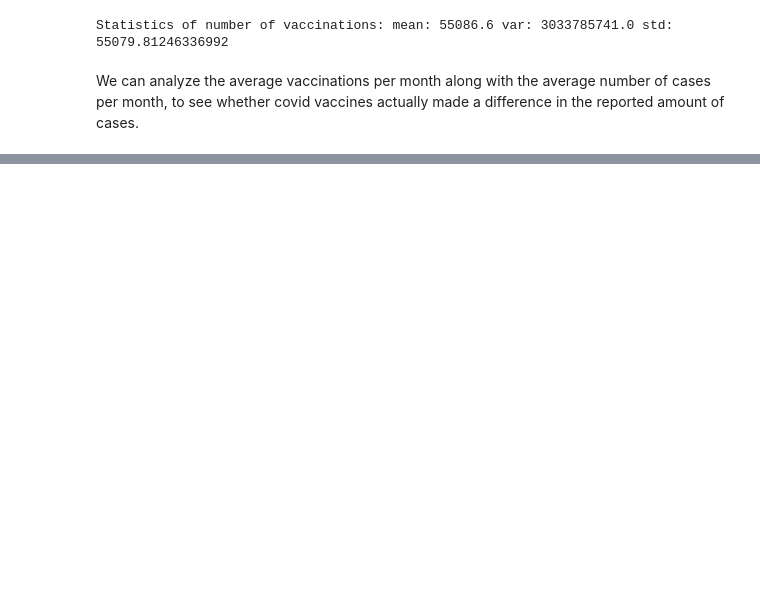
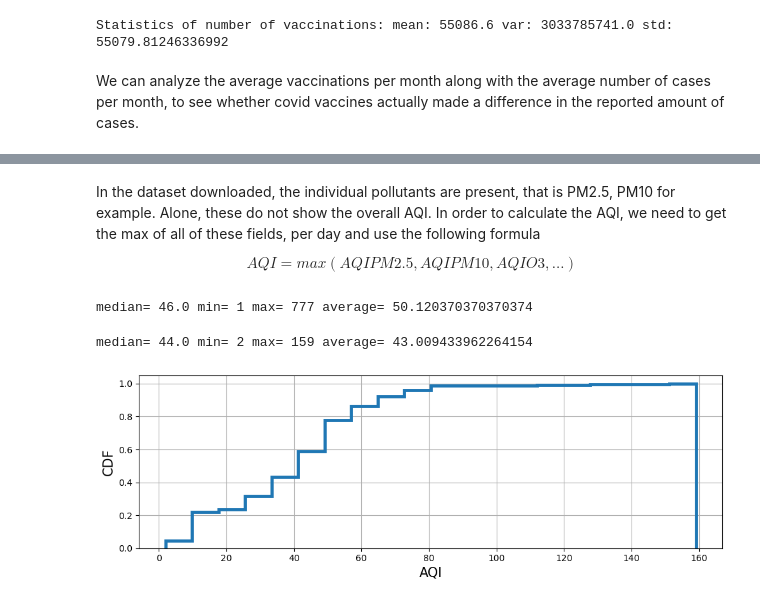
Before and after one commit to rob5194/Module9-Discussion, a Jupyter notebook: CovidStory.ipynb, the cells around one changed output, grey strips where cells are left out. Saved outputs shown, nothing was run; the diff lists cells and outputs as text; code cells hidden in the pictures; blank space fills up the shorter version.

```diff
--- a/CovidStory.ipynb
+++ b/CovidStory.ipynb
@@ -274,0 +354,29 @@ ax = meanVaccineCases_df.plot(x="YearMonth", y=["Average Daily Cases", "Average
+# %% [markdown]
+In the dataset downloaded, the individual pollutants are present, that is PM2.5, PM10 for example. Alone, these do not show the overall AQI. In order to calculate the AQI, we need to get the max of all of these fields, per day and use the following formula
+
+$$
+AQI = max( AQIPM2.5, AQIPM10, AQIO3, ...)
+$$
+# %%
+calculatedAQI_df = aqi_df
+calculatedAQI_df.index = [x for x in range(0, len(calculatedAQI_df.values))]
+calculatedAQI_df["AQI"]= aqi_df[["pm25", "pm10", "o3","no2", "so2", "co"]].apply(np.max, axis=1)
+# %%
+print ("median=", calculatedAQI_df['AQI'].median(), "min=", calculatedAQI_df['AQI'].min(), "max=", calculatedAQI_df['AQI'].max(), "average=", calculatedAQI_df['AQI'].mean())
+# %% [output]
+median= 46.0 min= 1 max= 777 average= 50.120370370370374
+# %%
+PreCovidAQI_df = calculatedAQI_df[(calculatedAQI_df.Date < '2020-01-01') & (calculatedAQI_df.Date >= '2019-01-01')]
+# %%
+print ("median=", PreCovidAQI_df['AQI'].median(), "min=", PreCovidAQI_df['AQI'].min(), "max=", PreCovidAQI_df['AQI'].max(), "average=", PreCovidAQI_df['AQI'].mean())
+# %% [output]
+median= 44.0 min= 2 max= 159 average= 43.009433962264154
+# %%
+PreCovidAQIOnly_df = PreCovidAQI_df['AQI']
+# %%
+PreCovidAQIOnly_df.hist(density=1, histtype='step', cumulative=True, linewidth=3.5, bins=20)
+plt.xlabel('AQI',fontsize=15)
+plt.ylabel('CDF',fontsize=15)
+plt.show()
+# %% [output]
+[figure, added]
```
Also changed, not shown: parts of 19 cells of this notebook.
